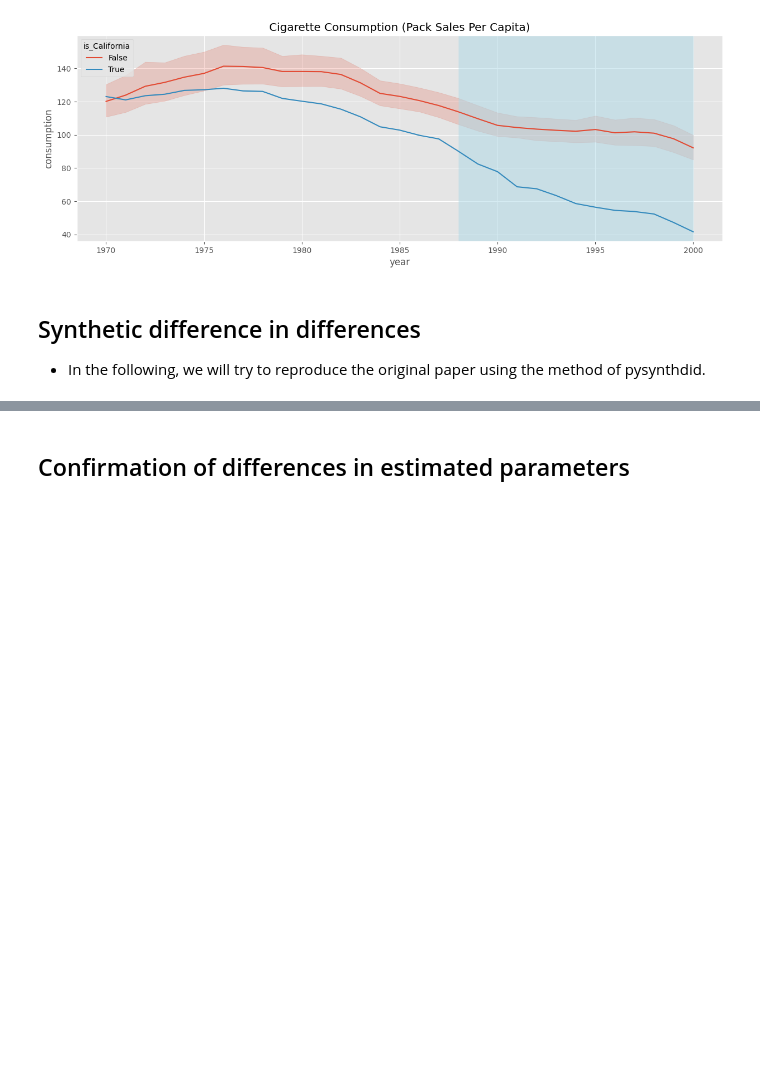
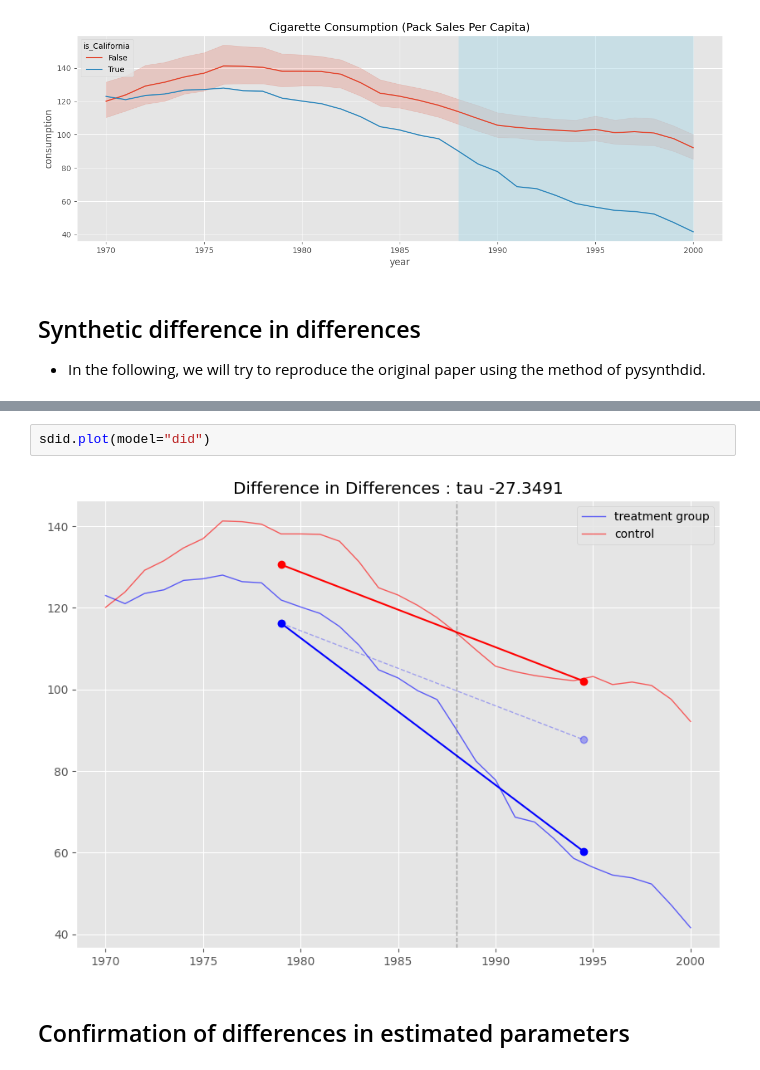
Before and after one commit to MasaAsami/pysynthdid, a Jupyter notebook: notebook/ReproductionExperiment_CaliforniaSmoking.ipynb, the cells around one changed output, grey strips where cells are left out. Saved outputs shown, nothing was run; the diff lists cells and outputs as text; blank space fills up the shorter version.

```diff
--- a/notebook/ReproductionExperiment_CaliforniaSmoking.ipynb
+++ b/notebook/ReproductionExperiment_CaliforniaSmoking.ipynb
@@ -97,3 +103,7 @@ sdid.plot(model="sdid")
+# %%
+sdid.plot(model="did")
+# %% [output]
+[figure, added]
 # %% [markdown]
 ## Confirmation of differences in estimated parameters
 # %% [markdown]
```
Also changed, not shown: parts of 10 cells of this notebook, 3 other files.
